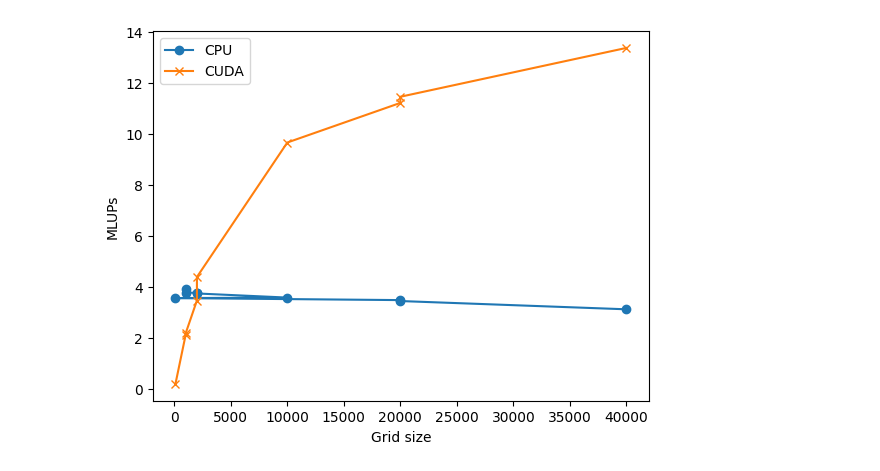
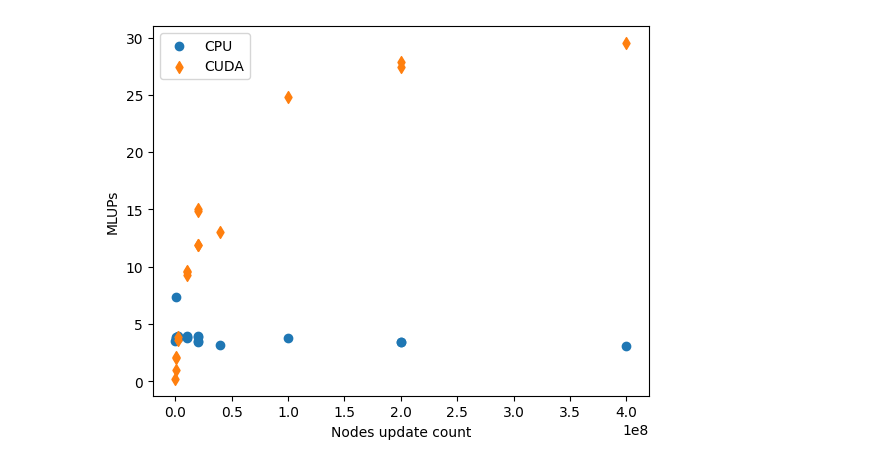
Before and after one commit to MariaRosaAmorim/MassDeviation_CUDA, a Jupyter notebook: benchmark/benchmark_results.ipynb, the cells around one changed output. Saved outputs shown, nothing was run; the diff lists cells and outputs as text; code cells hidden in the pictures.

```diff
--- a/benchmark/benchmark_results.ipynb
+++ b/benchmark/benchmark_results.ipynb
@@ -24,26 +24,43 @@ df
 # %%
 import matplotlib.pyplot as plt
 import pandas as pd
 
 df = pd.read_csv("./benchmark_results.csv")
 cuda_df = df[df["target"] == "cuda"].sort_values(by="mlups")
 c_df = df[df["target"] == "cpu"].sort_values(by="mlups")
 
-plt.plot(
-    c_df["grid_size"],
+vmin = df["nt"].min()
+vmax = df["nt"].max()
+
+scatter_cpu = plt.scatter(
+    c_df["grid_size"] * c_df["nt"],
     c_df["mlups"],
     marker="o",
     label="CPU",
+    # c=c_df["nt"],
+    # cmap="cool",
+    # vmin=vmin,
+    # vmax=vmax,
 )
-plt.plot(
-    cuda_df["grid_size"],
+
+scatter_cuda = plt.scatter(
+    cuda_df["grid_size"] * cuda_df["nt"],
     cuda_df["mlups"],
-    marker="x",
+    marker="d",
     label="CUDA",
+    # c=cuda_df["nt"],
+    # cmap="cool",
+    # vmin=vmin,
+    # vmax=vmax,
 )
-plt.xlabel("Grid size")
+
+plt.xlabel("Nodes update count")
 plt.ylabel("MLUPs")
 plt.legend()
+
+# cbar = plt.colorbar(scatter_cuda)
+# cbar.set_label("nt (Number of Time Steps)")
+
 plt.show()
 # %% [output]
-[figure, old version]
+[figure, new version]
```
Also changed, not shown: parts of 1 cell of this notebook, 1 other file.
